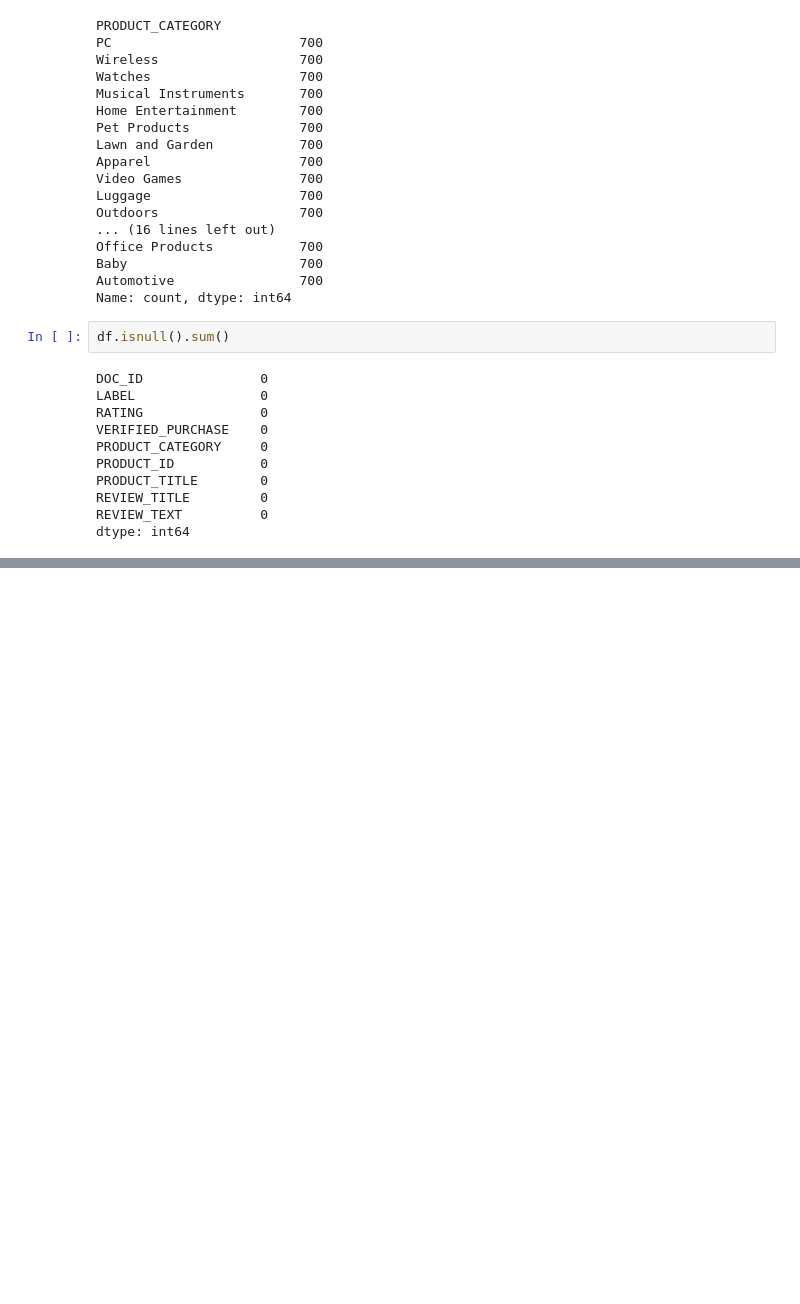
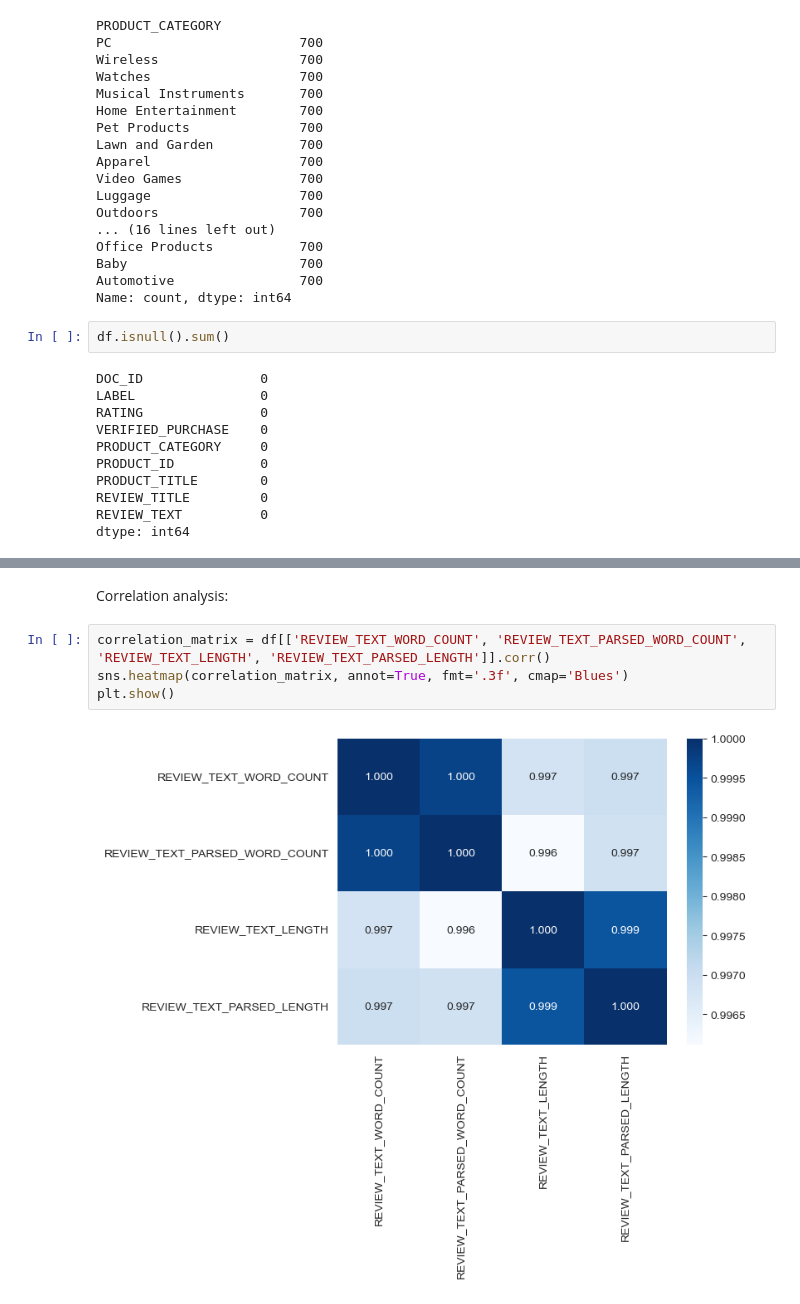
Before and after one commit to Gianma23/amazon_fake_reviews_detection, a Jupyter notebook: data_exploration.ipynb, the cells around one changed output, grey strips where cells are left out. Drawn from its saved outputs; the diff is of its cells as text; blank space fills up the shorter version.

```diff
--- a/data_exploration.ipynb
+++ b/data_exploration.ipynb
@@ -134,0 +134,8 @@ plt.show()
+# %% [markdown]
+Correlation analysis:
+# %%
+correlation_matrix = df[['REVIEW_TEXT_WORD_COUNT', 'REVIEW_TEXT_PARSED_WORD_COUNT', 'REVIEW_TEXT_LENGTH', 'REVIEW_TEXT_PARSED_LENGTH']].corr()
+sns.heatmap(correlation_matrix, annot=True, fmt='.3f', cmap='Blues')
+plt.show()
+# %% [output]
+[figure, added]
```
Also changed, not shown: parts of 6 cells of this notebook.
